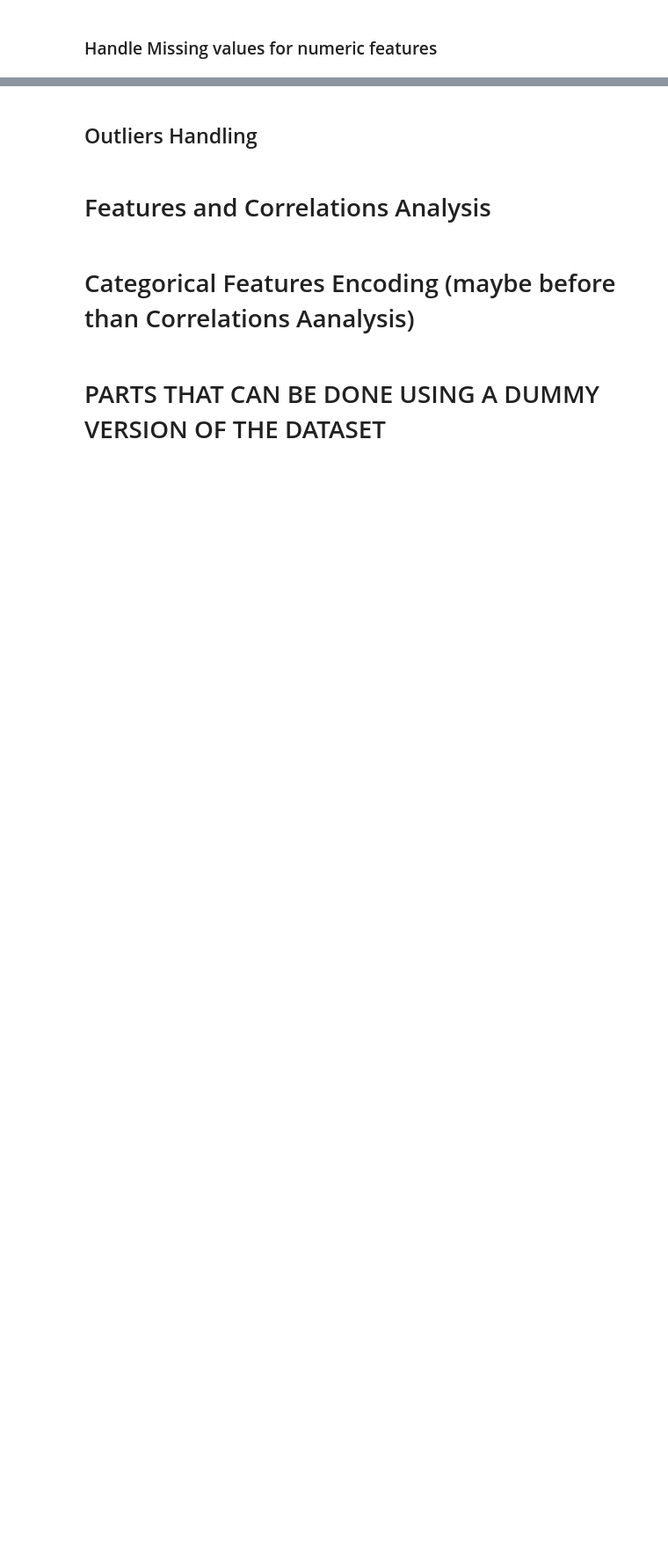
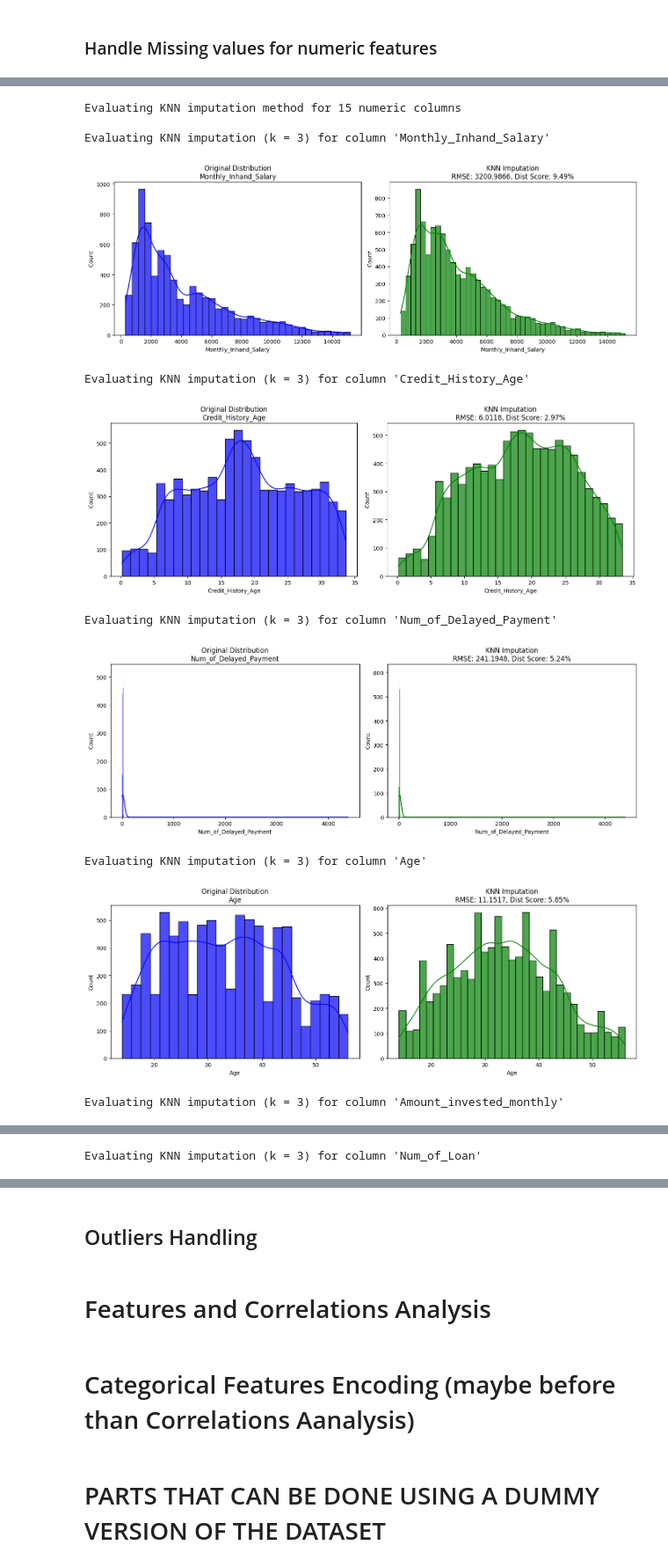
Before and after one commit to Simone-meli25/Credit_Score_Classification, a Jupyter notebook: notebooks/new_version.ipynb, the cells around one changed output, grey strips where cells are left out. Shown at 88% size. Saved outputs shown, nothing was run; the diff lists cells and outputs as text; code cells hidden in the pictures; blank space fills up the shorter version.

Commit message:
added missing values handling and type of loan feature processing

```diff
--- a/notebooks/new_version.ipynb
+++ b/notebooks/new_version.ipynb
@@ -463,24 +517,28 @@ Missing: 9.96%
 # and that the unknown category could be a good representation of the missing categories,
 # but ensuring that this new category would not strongly skew the distribution of the feature categories
 
-# on the other hand i decided to use the knn imputation for ensuring that
-# the distribution of the feature categories is kept, when all the possible categories are present
+# THE ONLY CONCERN IS FOR VARIABLES Credit_Mix AND Payment_of_Min_Amount,
+# WHICH HAVE 2 PLACEHOLDERS FOR WHICH I COULD MERGE THE MISSING CATEGORY
+# --> TRAIN THE MODEL IN BOTH WAYS AND THEN CHECK THE PERFORMANCE (SETTING AS HYPERPARAMETERS)
 
-IMPUTATION_METHODS = {
+# ALSO DEPENDING THE TYPE OF ENCODING YOU COULD CHECK THE "CATEGORIES CORRELATION" MAYBE ???
+
+IMPUTATION_METHODS = {  # keep this dictionary for now in case you apply different imputations
 
     'Month': 'unknown_category',
 
     'City': 'unknown_category',
 
-    'Street': 'knn',
+    'Street': 'unknown category',
 
     'Occupation': 'unknown_category',
 
-    'Type_of_Loan': 'knn',
+    'Credit_Mix': 'unknown_category',
 
-    'Credit_Mix': 'knn',
+    'Payment_of_Min_Amount': 'unknown_category',
+}
 
-    'Payment_of_Min_Amount': 'knn',
-}
+
+df[list_categorical_features] = df[list_categorical_features].fillna('Unknown')
 # %% [markdown]
 ### Handle Missing values for numeric features
@@ -486,0 +575,13 @@ IMPUTATION_METHODS = {
+# %%
+# Randomly select 10000 rows from the original dataset
+dummy_dataset = df.sample(n=10000, random_state=42)
+
+# Keep only numeric columns
+dummy_dataset = dummy_dataset.select_dtypes(include=[np.number])
+
+dummy_dataset.info()
+
+# Analyze missing values for numeric features
+missing_stats_for_num_features = analyze_missing_values(dummy_dataset[list_numerical_features])
+print("\nMissing Value Statistics for Numerical features:\n")
+print(missing_stats_for_num_features)
@@ -486,0 +606,5 @@ IMPUTATION_METHODS = {
+# %%
+num_columns_with_missing = missing_stats_for_num_features.index.tolist()
+
+for col in dummy_dataset[num_columns_with_missing]:
+    print(df[col].describe())
@@ -486,0 +629,17 @@ IMPUTATION_METHODS = {
+# %%
+print(f"Evaluating KNN imputation method for {len(num_columns_with_missing)} numeric columns")
+dummy_dataset, results_dict = apply_and_evaluate_knn_imputation(df=dummy_dataset, columns=num_columns_with_missing)
+
+print(results_dict)
+# %% [output]
+Evaluating KNN imputation method for 15 numeric columns
+
+Evaluating KNN imputation (k = 3) for column 'Monthly_Inhand_Salary'
+[figure, added]
+Evaluating KNN imputation (k = 3) for column 'Credit_History_Age'
+[figure, added]
+Evaluating KNN imputation (k = 3) for column 'Num_of_Delayed_Payment'
+[figure, added]
+Evaluating KNN imputation (k = 3) for column 'Age'
+[figure, added]
+Evaluating KNN imputation (k = 3) for column 'Amount_invested_monthly'
@@ -486,0 +647 @@ IMPUTATION_METHODS = {
+Evaluating KNN imputation (k = 3) for column 'Num_of_Loan'
```
Also changed, not shown: parts of 15 cells of this notebook, 5 other files.
